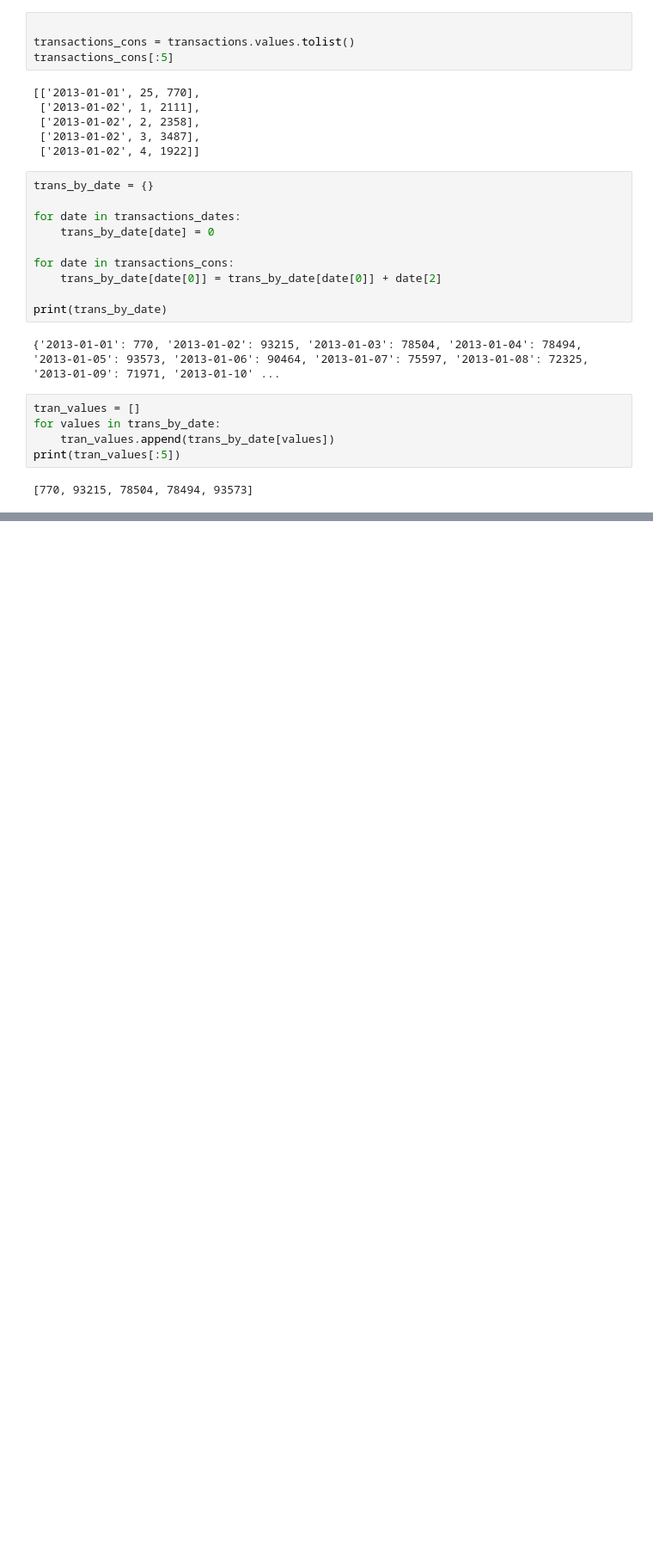
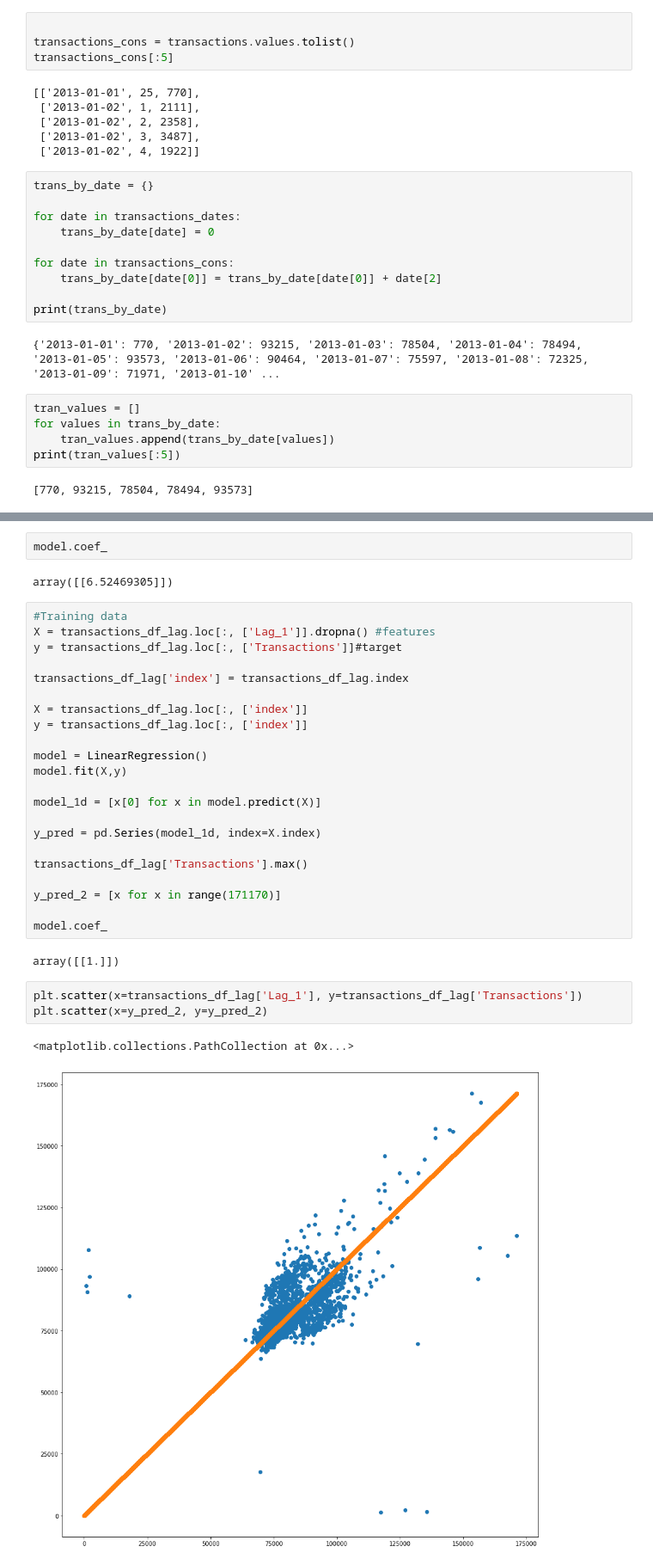
Before and after one commit to AnthonyWilson1/Store-Sales-Time-Series, a Jupyter notebook: TimeSeriesVisuals.ipynb, the cells around one changed output, grey strips where cells are left out. Shown: that part at 86% size. Saved outputs shown, nothing was run; the diff lists cells and outputs as text; blank space fills up the shorter version.

```diff
--- a/TimeSeriesVisuals.ipynb
+++ b/TimeSeriesVisuals.ipynb
@@ -101,0 +151,34 @@ transactions_df.plot()
+# %%
+model.coef_
+# %% [output]
+array([[6.52469305]])
+# %%
+#Training data
+X = transactions_df_lag.loc[:, ['Lag_1']].dropna() #features
+y = transactions_df_lag.loc[:, ['Transactions']]#target
+
+transactions_df_lag['index'] = transactions_df_lag.index
+
+X = transactions_df_lag.loc[:, ['index']]
+y = transactions_df_lag.loc[:, ['index']]
+
+model = LinearRegression()
+model.fit(X,y)
+
+model_1d = [x[0] for x in model.predict(X)]
+
+y_pred = pd.Series(model_1d, index=X.index)
+
+transactions_df_lag['Transactions'].max()
+
+y_pred_2 = [x for x in range(171170)]
+
+model.coef_
+# %% [output]
+array([[1.]])
+# %%
+plt.scatter(x=transactions_df_lag['Lag_1'], y=transactions_df_lag['Transactions'])
+plt.scatter(x=y_pred_2, y=y_pred_2)
+# %% [output]
+<matplotlib.collections.PathCollection at 0x...>
+[figure, added]
```
Also changed, not shown: parts of 8 cells of this notebook, 1 other file.
